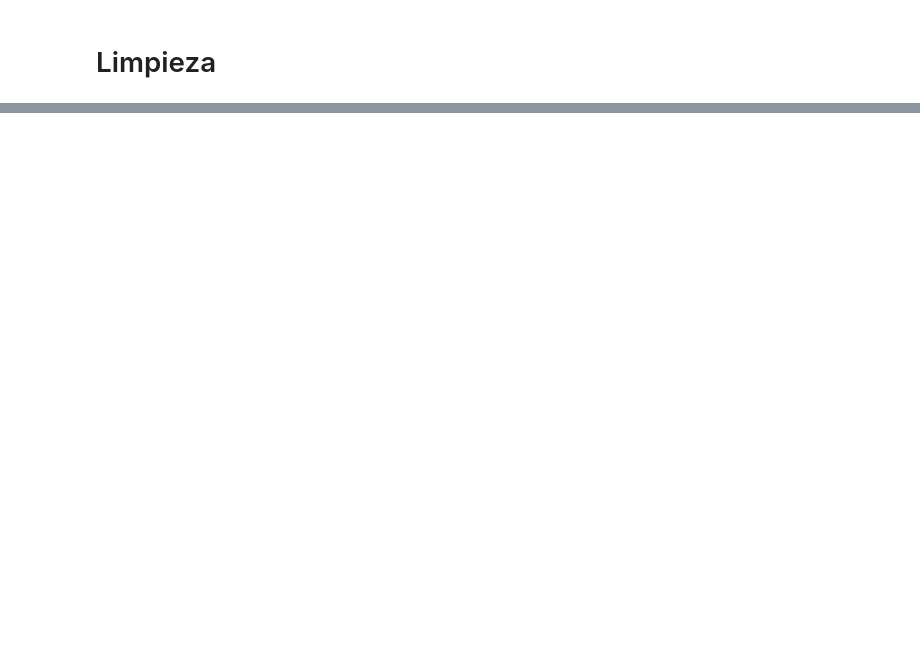
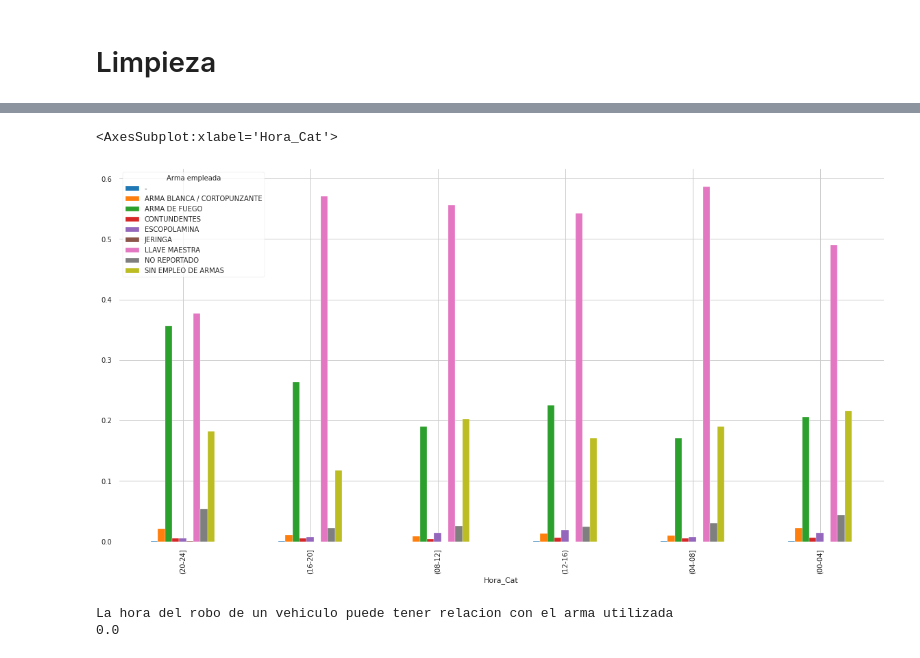
Before and after one commit to omalagon/cda-hurtos-colombia, a Jupyter notebook: Hurtos.ipynb, the cells around one changed output, grey strips where cells are left out. Cells and saved outputs as stored; diff of their text form; code cells hidden in the pictures; blank space fills up the shorter version.

```diff
--- a/Hurtos.ipynb
+++ b/Hurtos.ipynb
@@ -127,0 +201,17 @@ report.to_file('Perfilamiento de hurto a vehículos.html')
+# %%
+df_hurtos_hora_arma = df_hurtos_hora_arma.div(df_hurtos_hora_arma.All, axis=0)
+df_hurtos_hora_arma = df_hurtos_hora_arma.drop(['All'], axis=1).drop('All', axis=0)
+# %%
+df_hurtos_hora_arma.plot(kind='bar',figsize=(20,10),legend=True)
+# %% [output]
+<AxesSubplot:xlabel='Hora_Cat'>
+[figure, added]
+# %%
+chi2, p, dof, ex =chi2_contingency(df_hurtos_hora_arma_c)
+
+if (p < 0.05):
+    print('La hora del robo de un vehiculo puede tener relacion con el arma utilizada')
+    print(p)
+# %% [output]
+La hora del robo de un vehiculo puede tener relacion con el arma utilizada
+0.0
```
Also changed, not shown: parts of 13 cells of this notebook.
